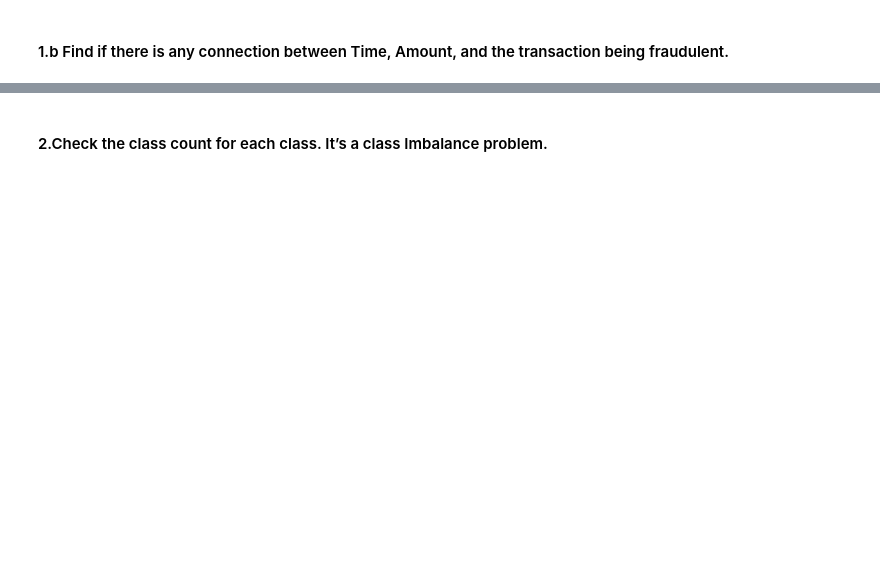
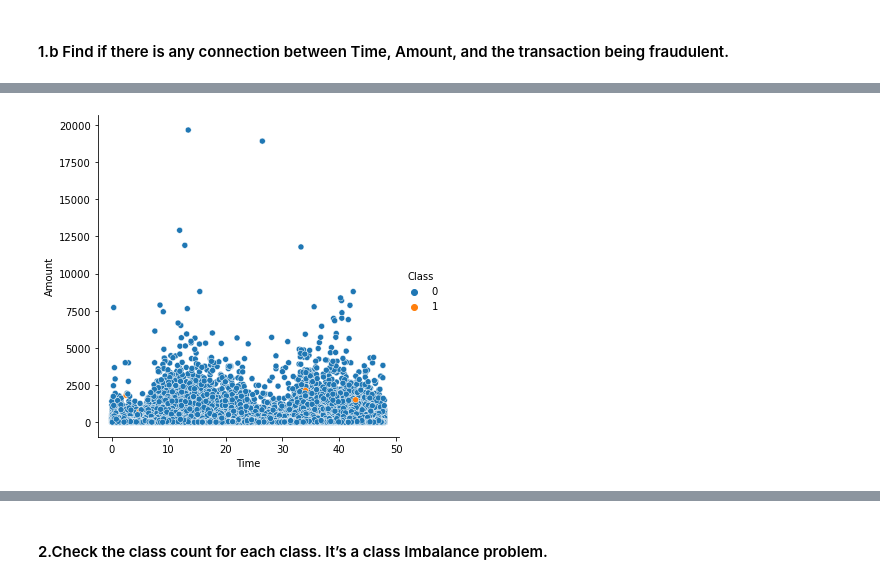
Before and after one commit to kaleshkk/AI-projects, a Jupyter notebook: Project 2/Finance.ipynb, the cells around one changed output, grey strips where cells are left out. Saved outputs shown, nothing was run; the diff lists cells and outputs as text; code cells hidden in the pictures; blank space fills up the shorter version.

```diff
--- a/Project 2/Finance.ipynb
+++ b/Project 2/Finance.ipynb
@@ -116,3 +182,5 @@ sns.distplot(df_train_original.Amount)
 # %%
-sns.relplot(x="Time", y="Amount", hue="Class", data=df_train_original);
+sns.relplot(x="Time", y="Amount", hue="Class", data=df_train);
+# %% [output]
+[figure, added]
 # %%
```
Also changed, not shown: parts of 71 cells of this notebook.
